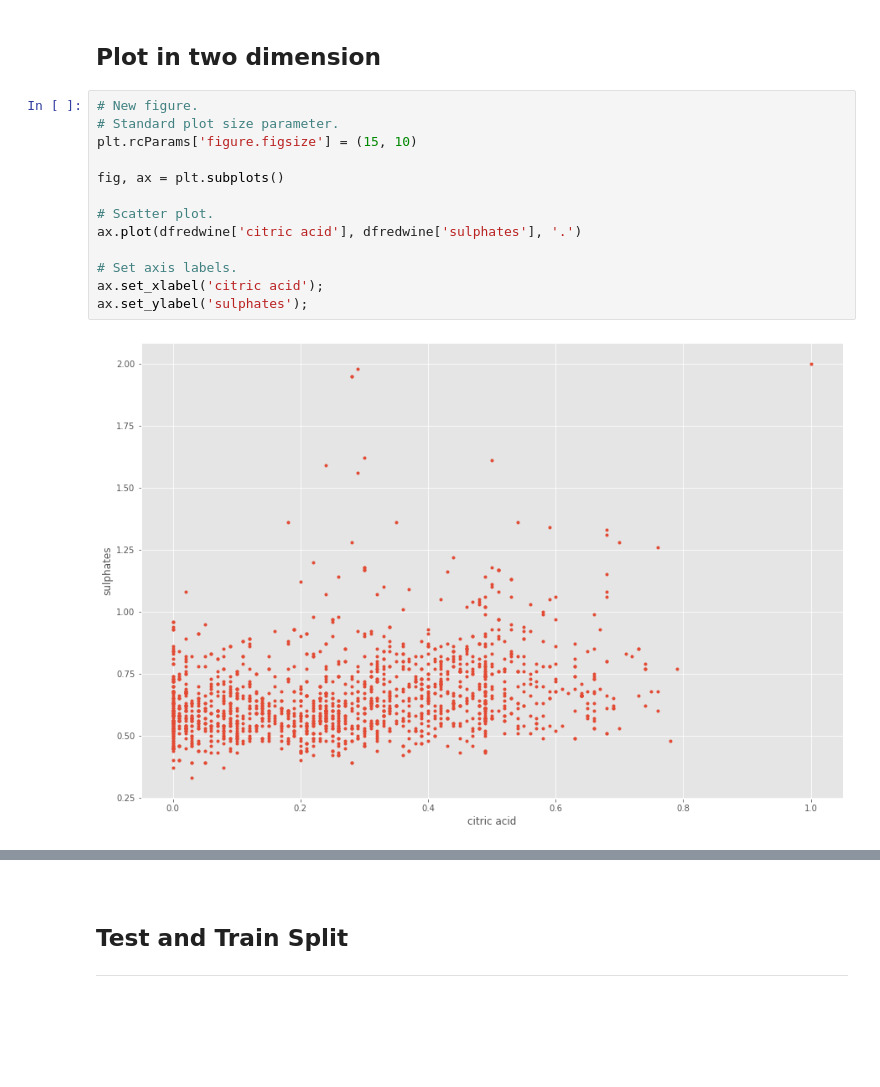
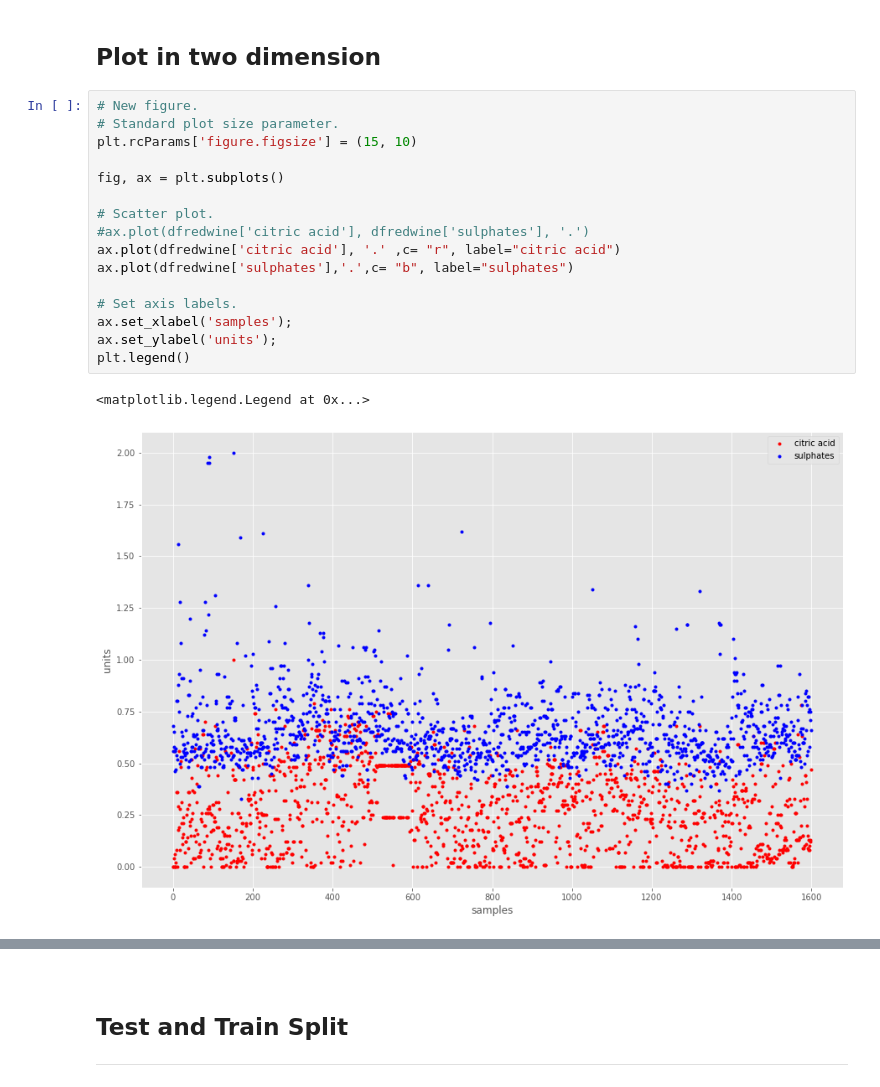
Before and after one commit to Silvio622/Machine-Learning-Scikit-Learn, a Jupyter notebook: scikit-learn.ipynb, the cells around one changed output, grey strips where cells are left out. Cells and saved outputs as stored; diff of their text form; blank space fills up the shorter version.

```diff
--- a/scikit-learn.ipynb
+++ b/scikit-learn.ipynb
@@ -367,17 +370,21 @@ Looking at the "citric acid" and "sulphates" columns. It is correlation there th
 # %%
 # New figure.
 # Standard plot size parameter.
 plt.rcParams['figure.figsize'] = (15, 10)
 
 fig, ax = plt.subplots()
 
 # Scatter plot.
-ax.plot(dfredwine['citric acid'], dfredwine['sulphates'], '.')
+#ax.plot(dfredwine['citric acid'], dfredwine['sulphates'], '.')
+ax.plot(dfredwine['citric acid'], '.' ,c= "r", label="citric acid")
+ax.plot(dfredwine['sulphates'],'.',c= "b", label="sulphates")
 
 # Set axis labels.
-ax.set_xlabel('citric acid');
-ax.set_ylabel('sulphates');
+ax.set_xlabel('samples');
+ax.set_ylabel('units');
+plt.legend()
 # %% [output]
+<matplotlib.legend.Legend at 0x...>
-[figure, old version]
+[figure, new version]
 # %%
 # Seaborn is great for creating complex plots with one command.
```
Also changed, not shown: parts of 48 cells of this notebook, 3 other files.
